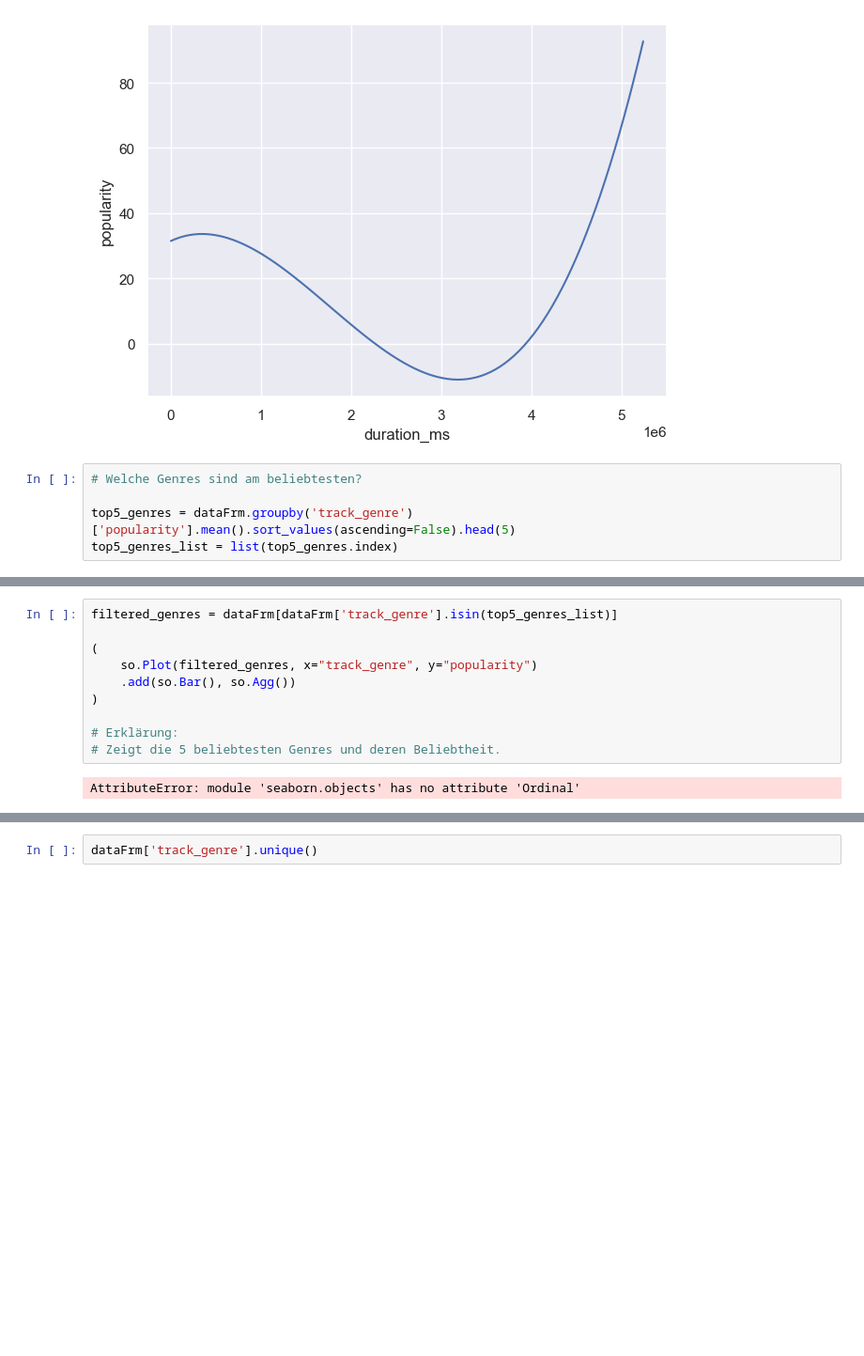
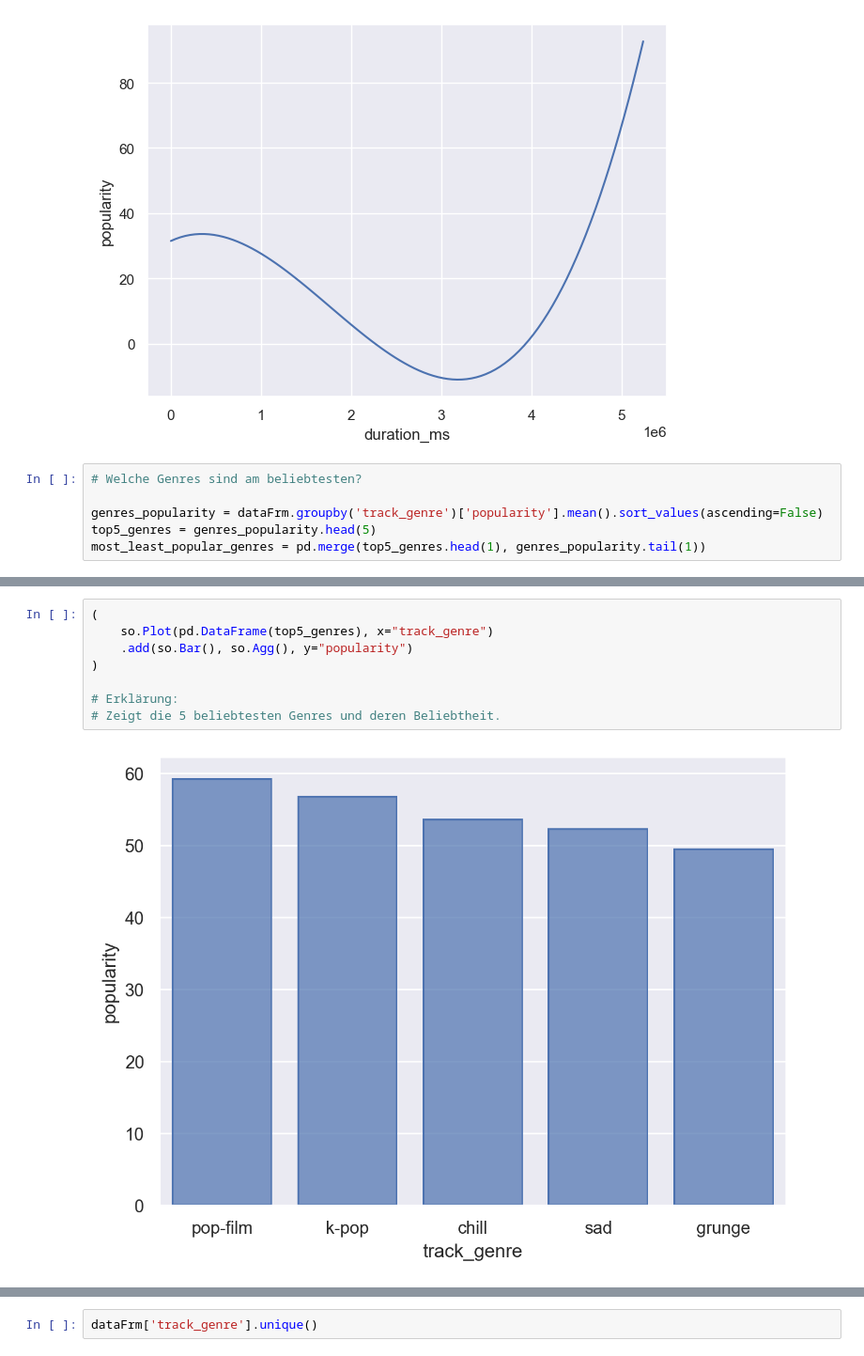
Before and after one commit to blqnk3d/DSAI_Project, a Jupyter notebook: eckl_analystics.ipynb, the cells around one changed output, grey strips where cells are left out. Shown: that part at 94% size. Cells and saved outputs as stored; diff of their text form; blank space fills up the shorter version.

```diff
--- a/eckl_analystics.ipynb
+++ b/eckl_analystics.ipynb
@@ -49,5 +50,6 @@ sns.heatmap(dataFrm.corr(numeric_only=True), cmap='icefire')
 # %%
 # Welche Genres sind am beliebtesten?
 
-top5_genres = dataFrm.groupby('track_genre')['popularity'].mean().sort_values(ascending=False).head(5)
-top5_genres_list = list(top5_genres.index)
+genres_popularity = dataFrm.groupby('track_genre')['popularity'].mean().sort_values(ascending=False)
+top5_genres = genres_popularity.head(5)
+most_least_popular_genres = pd.merge(top5_genres.head(1), genres_popularity.tail(1))
@@ -54,12 +66,10 @@ top5_genres_list = list(top5_genres.index)
 # %%
-filtered_genres = dataFrm[dataFrm['track_genre'].isin(top5_genres_list)]
-
 (
-    so.Plot(filtered_genres, x="track_genre", y="popularity")
-    .add(so.Bar(), so.Agg())
+    so.Plot(pd.DataFrame(top5_genres), x="track_genre")
+    .add(so.Bar(), so.Agg(), y="popularity")
 )
 
 # Erklärung:
 # Zeigt die 5 beliebtesten Genres und deren Beliebtheit.
 # %% [output]
-AttributeError: module 'seaborn.objects' has no attribute 'Ordinal'
+[figure, added]
```
Also changed, not shown: parts of 4 cells of this notebook.
